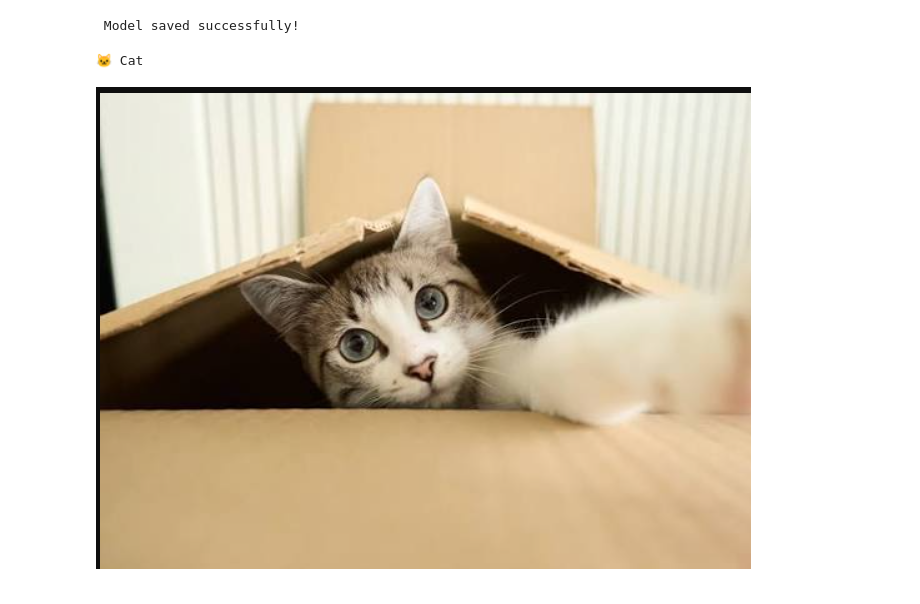
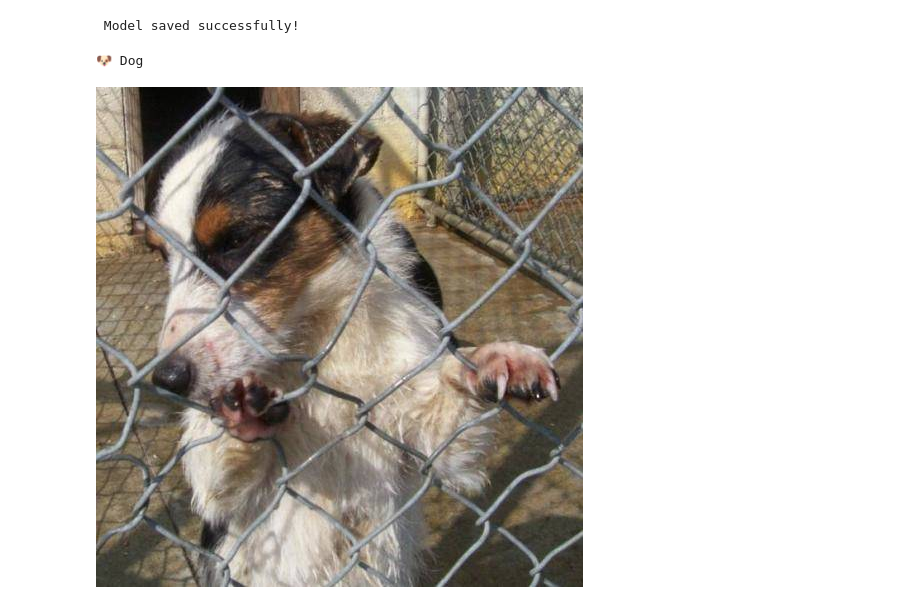
Before and after one commit to debjit11/PetVision, a Jupyter notebook: main.ipynb, the cells around one changed output. Saved outputs shown, nothing was run; the diff lists cells and outputs as text; code cells hidden in the pictures.

```diff
--- a/main.ipynb
+++ b/main.ipynb
@@ -512,34 +514,34 @@ model.eval()
 
 transform = transforms.Compose([
     transforms.Resize((224,224)),
     transforms.ToTensor()
 ])
 
 
-image = Image.open(r"img3.png").convert("RGB")
+image = Image.open(r"D:\Users\DEBJIT DAS\PetVision Classifier\Dataset\training_set\training_set\dogs\dog.885.jpg").convert("RGB")
 
 
 image = transform(image)
 
 
 image = image.unsqueeze(0)
 
 
 image = image.to(device)
 
 
 with torch.inference_mode():
     output = model(image)
 
 prediction = output.argmax(dim=1).item()
 
 if prediction == 0:
     print("🐱 Cat")
 else:
     print("🐶 Dog")
 
-img = Image.open(r"img3.png")
+img = Image.open(r"D:\Users\DEBJIT DAS\PetVision Classifier\Dataset\training_set\training_set\dogs\dog.885.jpg")
 img
 # %% [output]
-🐱 Cat
+🐶 Dog
-[figure, old version]
+[figure, new version]
```
Also changed, not shown: parts of 1 cell of this notebook.
